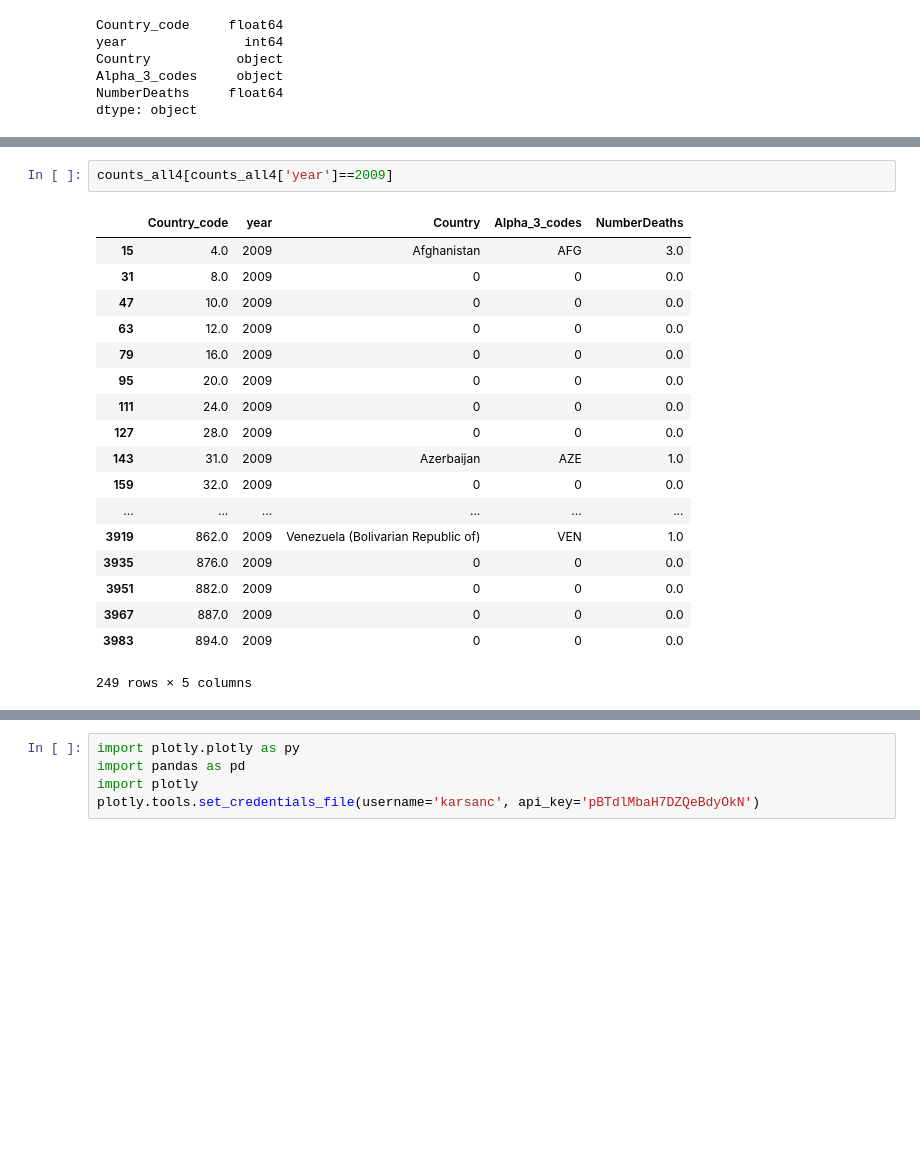
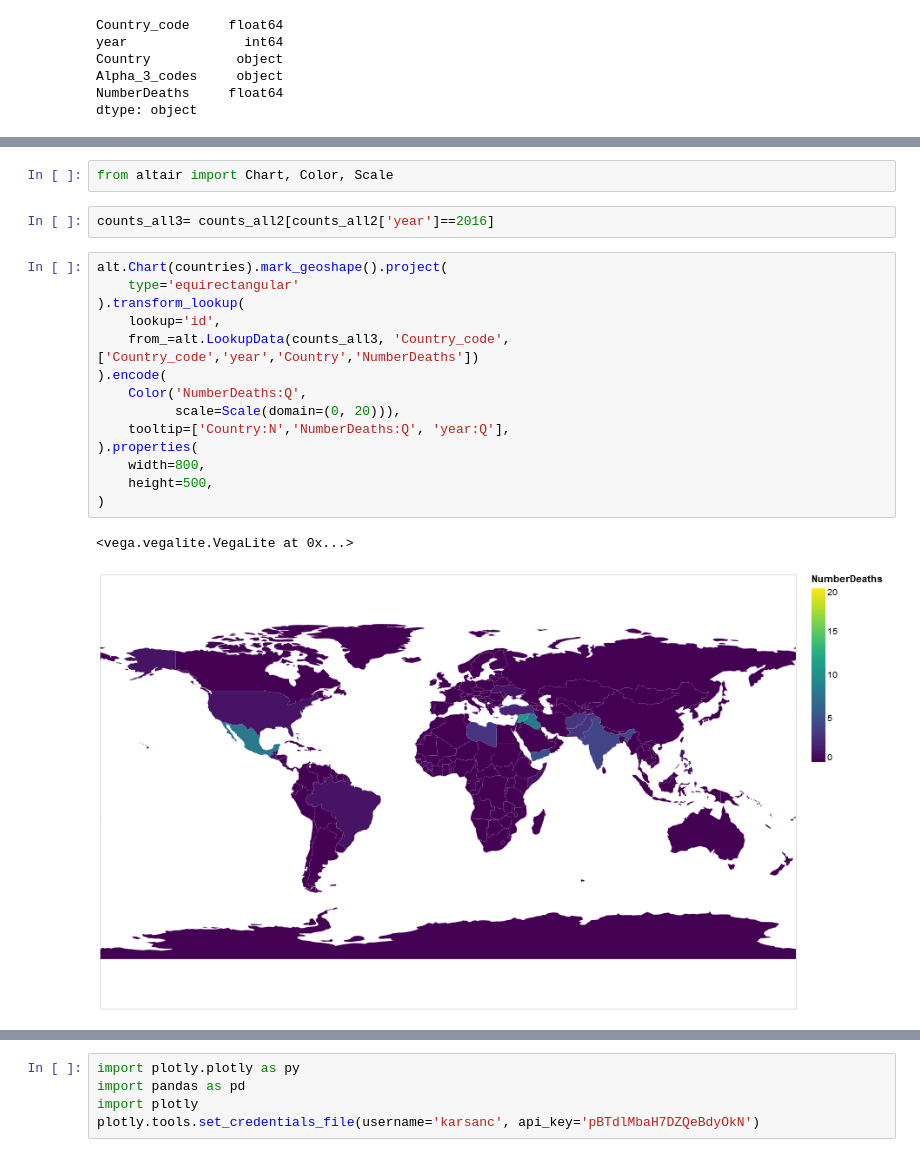
Before and after one commit to seashiva94/data_viz_project, a Jupyter notebook: mapColor.ipynb, the cells around one changed output, grey strips where cells are left out. Saved outputs shown, nothing was run; the diff lists cells and outputs as text; blank space fills up the shorter version.

```diff
--- a/mapColor.ipynb
+++ b/mapColor.ipynb
@@ -225,24 +244,24 @@ alt.Chart(countries).mark_geoshape().project(
 # %% [output]
 <vega.vegalite.VegaLite at 0x...>
 [figure]
-# %%
-counts_all4[counts_all4['year']==2009]
-# %% [output]
-|  | Country_code | year | Country | Alpha_3_codes | NumberDeaths |
-| 15 | 4.0 | 2009 | Afghanistan | AFG | 3.0 |
-| 31 | 8.0 | 2009 | 0 | 0 | 0.0 |
-| 47 | 10.0 | 2009 | 0 | 0 | 0.0 |
-| 63 | 12.0 | 2009 | 0 | 0 | 0.0 |
-| 79 | 16.0 | 2009 | 0 | 0 | 0.0 |
-| 95 | 20.0 | 2009 | 0 | 0 | 0.0 |
-| 111 | 24.0 | 2009 | 0 | 0 | 0.0 |
-| 127 | 28.0 | 2009 | 0 | 0 | 0.0 |
-| 143 | 31.0 | 2009 | Azerbaijan | AZE | 1.0 |
-| 159 | 32.0 | 2009 | 0 | 0 | 0.0 |
-| ... | ... | ... | ... | ... | ... |
-| 3919 | 862.0 | 2009 | Venezuela (Bolivarian Republic of) | VEN | 1.0 |
-| 3935 | 876.0 | 2009 | 0 | 0 | 0.0 |
-| 3951 | 882.0 | 2009 | 0 | 0 | 0.0 |
-| 3967 | 887.0 | 2009 | 0 | 0 | 0.0 |
-| 3983 | 894.0 | 2009 | 0 | 0 | 0.0 |
-249 rows × 5 columns
+# %%
+from altair import Chart, Color, Scale
+# %%
+counts_all3= counts_all2[counts_all2['year']==2016]
+# %%
+alt.Chart(countries).mark_geoshape().project(
+    type='equirectangular'
+).transform_lookup(
+    lookup='id',
+    from_=alt.LookupData(counts_all3, 'Country_code', ['Country_code','year','Country','NumberDeaths'])
+).encode(
+    Color('NumberDeaths:Q',
+          scale=Scale(domain=(0, 20))),
+    tooltip=['Country:N','NumberDeaths:Q', 'year:Q'],
+).properties(
+    width=800,
+    height=500,
+)
+# %% [output]
+<vega.vegalite.VegaLite at 0x...>
+[figure, added]
```
Also changed, not shown: parts of 22 cells of this notebook.
